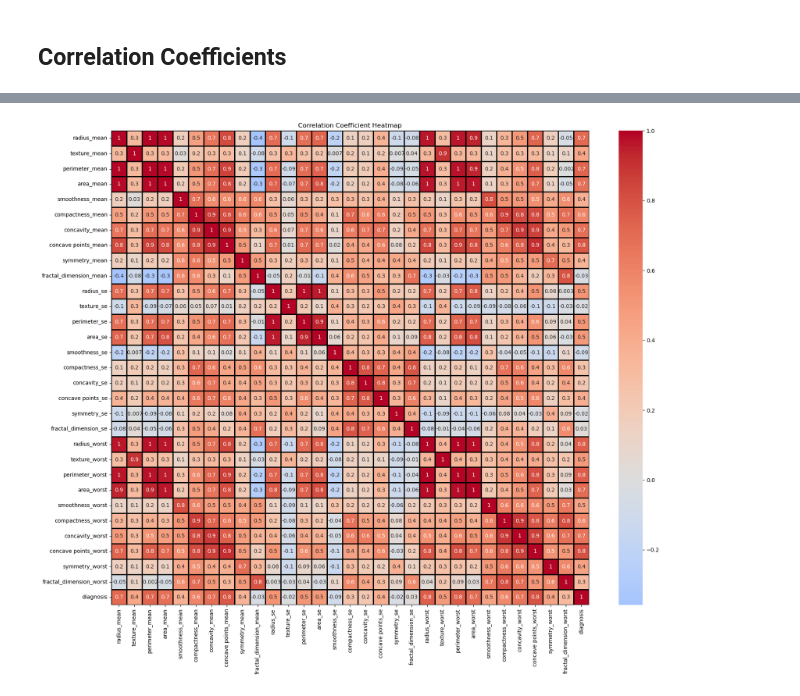
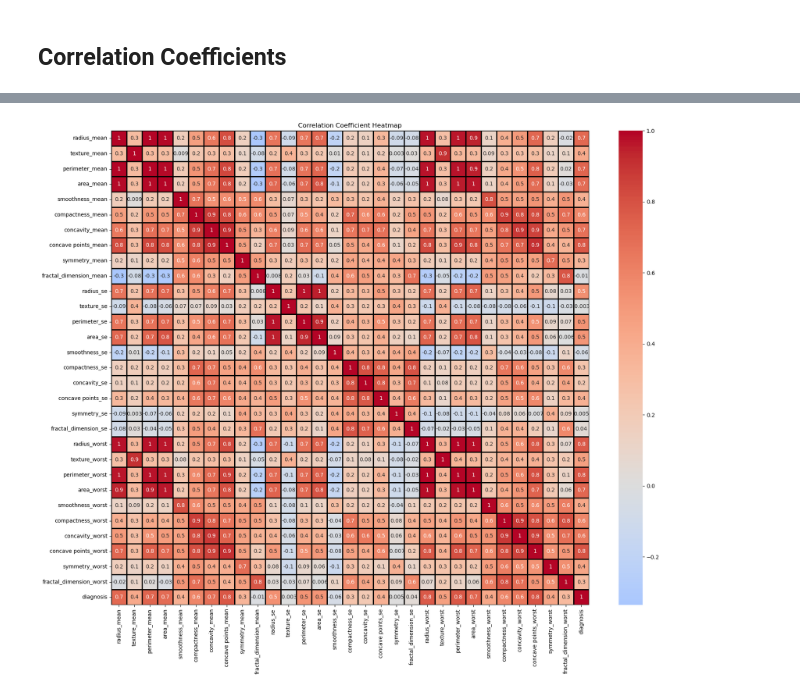
Before and after one commit to calvinyoon/DataScience, a Jupyter notebook: ML Binary Classification Tumor Type.ipynb, the cells around one changed output, grey strips where cells are left out. Saved outputs shown, nothing was run; the diff lists cells and outputs as text; code cells hidden in the pictures.

```diff
--- a/ML Binary Classification Tumor Type.ipynb
+++ b/ML Binary Classification Tumor Type.ipynb
@@ -316,13 +285,8 @@ Please also refer to the documentation for alternative solver options:
 # %%
-from sklearn import preprocessing
-
 # Define X and scale data to 0 mean
 scaler_X = preprocessing.StandardScaler()
 X_train_scaled = scaler_X.fit_transform(X_train)
-X_scaled_df = pd.DataFrame(X_train_scaled, columns=X_train.columns, index=X_train.index)
+X_train_scaled_df = pd.DataFrame(X_train_scaled, columns=X_train.columns, index=X_train.index)
 
-# Define y
-y_train
-y_train_df = pd.DataFrame(y_train, columns=["diagnosis"], index=X_train.index)
-
-X_scaled_df
+# Scale X_test to 0 mean
+X_test_scaled = pd.DataFrame(scaler_X.transform(X_test), columns=X_test.columns)
@@ -346,8 +302,7 @@ X_scaled_df
 # %%
-# Create a DataFrame for scaled X_train values
-
-df_scaled = pd.concat([X_scaled_df, y_train_df], axis=1)
-df_scaled
+# Create a DataFrame containing scaled X_train values
+df_train_scaled = pd.concat([X_train_scaled_df, y_train], axis=1)
+df_train_scaled
 # %% [output]
 |  | radius_mean | texture_mean | perimeter_mean | area_mean | smoothness_mean | compactness_mean | ... |
 | 68 | -1.440753 | -0.435319 | -1.362085 | -1.139118 | 0.780573 | 0.718921 | ... |
@@ -596,17 +390,17 @@ df_train_res
 # %%
 # Create a heatmap using Seaborn
 plt.figure(figsize=(20, 16))
-sns.heatmap(data = df_train_res.corr(),
+sns.heatmap(data = df_train_scaled.corr(),
             annot = True,
             fmt = '.1g',       #.1g (1 decimal)
             center = 0,        #0.7
             cmap = 'coolwarm',  #rocket
             linewidths = 1,
             linecolor = 'black')
 plt.title("Correlation Coefficient Heatmap")
 plt.show()
 # %% [output]
-[figure, old version]
+[figure, new version]
 # %%
 def optimize_corr(dataframe, X_input, y_input, models_input):
     coeff_values = np.arange(0, 1.1, 0.1)
```
Also changed, not shown: parts of 58 cells of this notebook.
